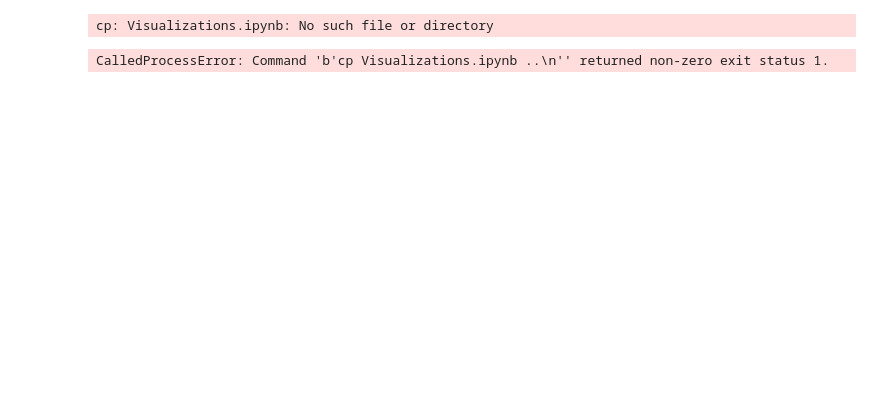
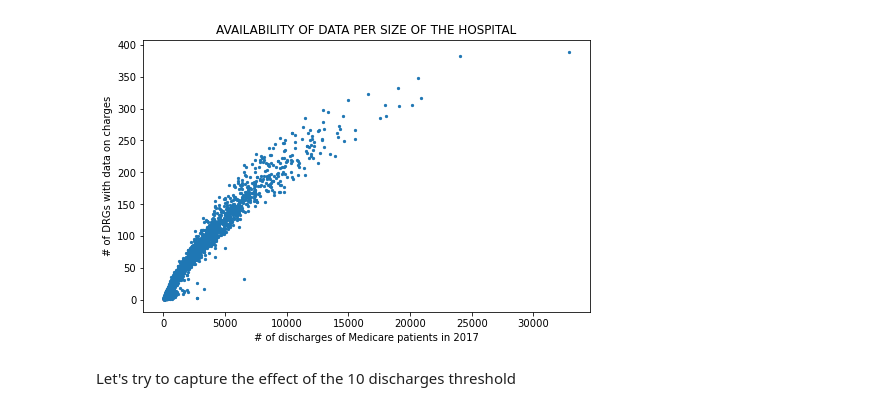
Before and after one commit to Camille2T/healthcare_costs_simulator, a Jupyter notebook: Visualizations.ipynb, the cells around one changed output. Saved outputs shown, nothing was run; the diff lists cells and outputs as text; code cells hidden in the pictures; blank space fills up the shorter version.

```diff
--- a/Visualizations.ipynb
+++ b/Visualizations.ipynb
@@ -5,0 +32,2 @@ import seaborn as sb
+# %%
+inpatients=pd.read_csv('prepared_data/Inpatient.csv')
@@ -6,3 +38,5 @@ import seaborn as sb
+# %%
+first_graph=inpatients.groupby('prov_id').total_discharges.agg(['count','sum'])
 # %%
 %%bash
 ls
@@ -20,6 +50,9 @@ us-zip-code-latitude-and-longitude.csv
-# %%
-%%bash
-cp Visualizations.ipynb ..
-# %% [output]
-cp: Visualizations.ipynb: No such file or directory
-CalledProcessError: Command 'b'cp Visualizations.ipynb ..\n'' returned non-zero exit status 1.
+# %%
+plt.figure(figsize=[8,5]);
+plt.scatter(data=first_graph,x='sum',y='count',s=5);
+plt.xlabel('# of discharges of Medicare patients in 2017');
+plt.ylabel('# of DRGs with data on charges');
+plt.title('AVAILABILITY OF DATA PER SIZE OF THE HOSPITAL');
+plt.savefig('prepared_data/availability_size')
+# %% [output]
+[figure, added]
@@ -25,0 +63,2 @@ CalledProcessError: Command 'b'cp Visualizations.ipynb ..\n'' returned non-zero
+# %% [markdown]
+Let's try to capture the effect of the 10 discharges threshold
```
Also changed, not shown: parts of 11 cells of this notebook, 43 other files.
